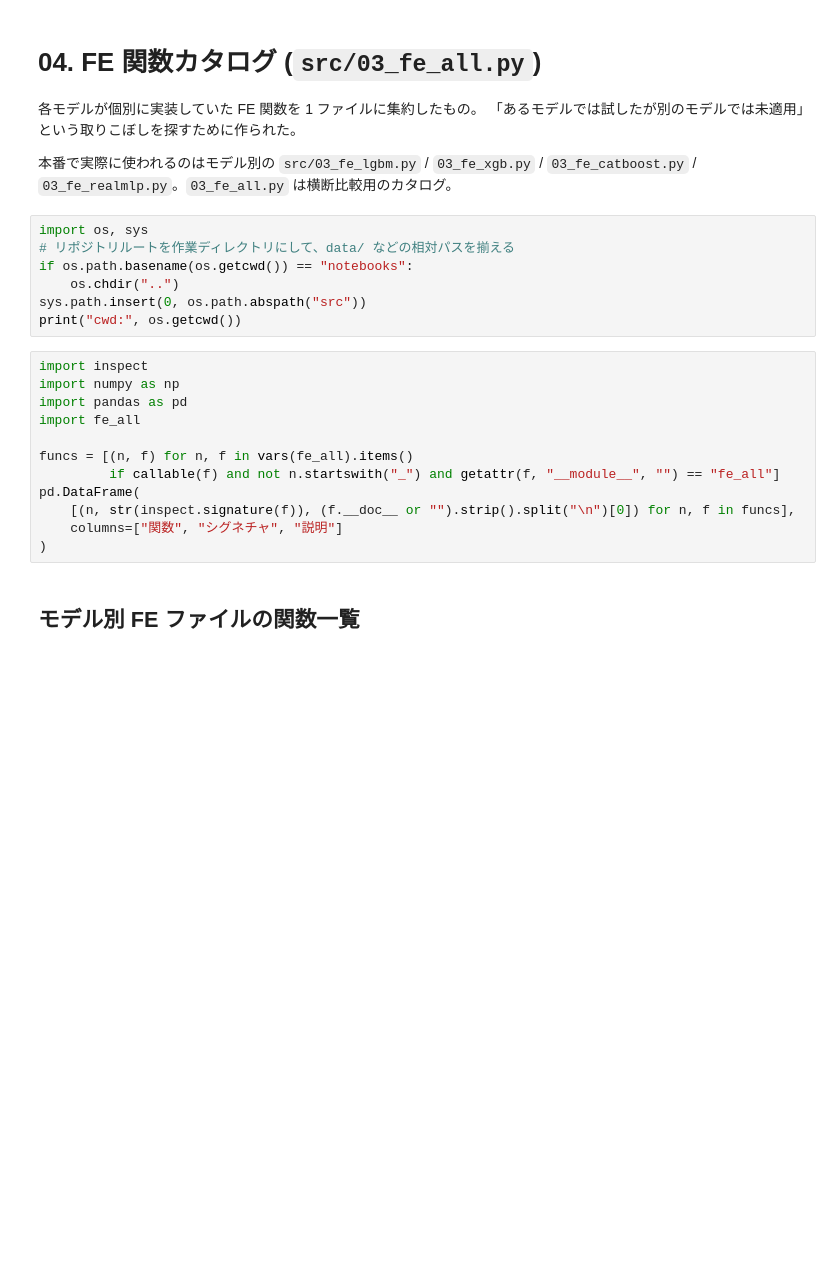
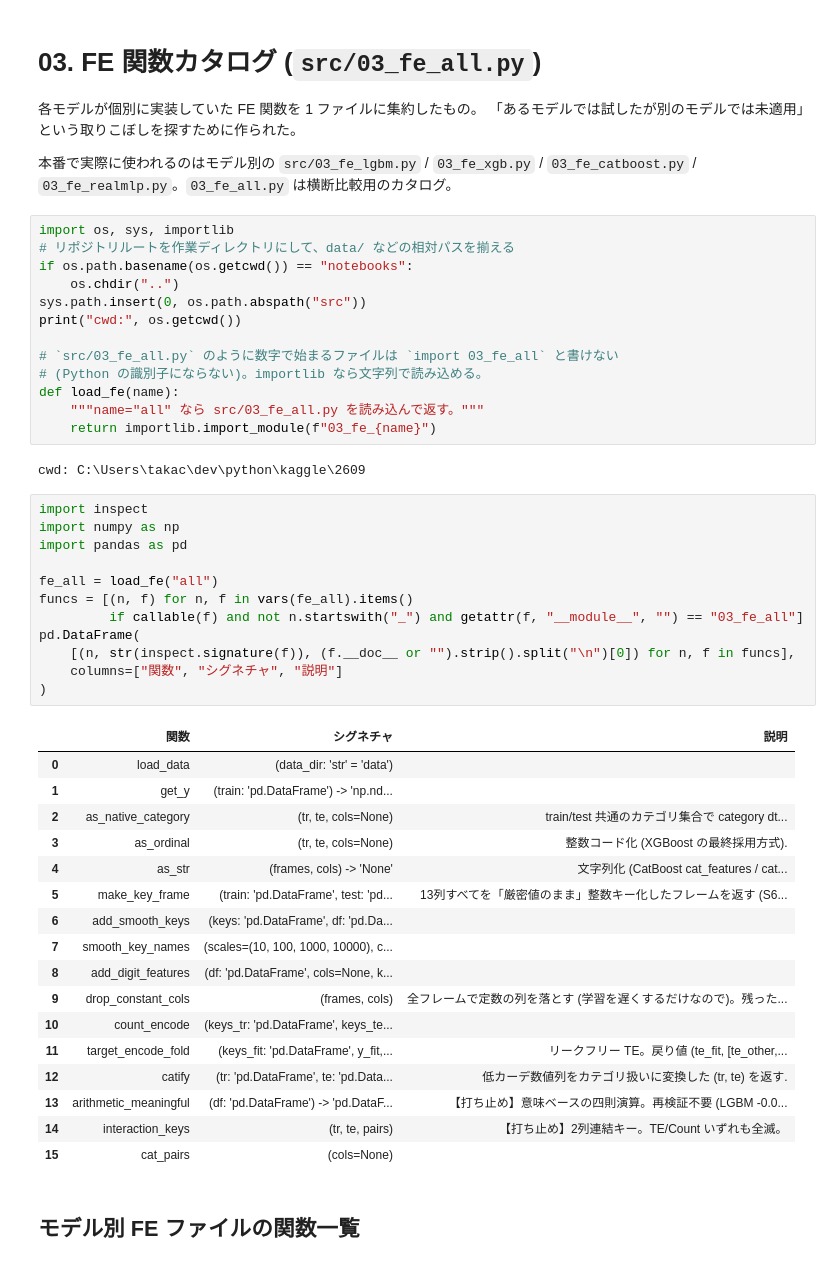
Before and after one commit to takactkc123-create/kaggle, a Jupyter notebook: 2609/notebooks/03_fe.ipynb, the cells around one changed output. Drawn from its saved outputs; the diff is of its cells as text; blank space fills up the shorter version.

```diff
--- a/2609/notebooks/03_fe.ipynb
+++ b/2609/notebooks/03_fe.ipynb
@@ -1,5 +1,5 @@
 # %% [markdown]
-# 04. FE 関数カタログ (`src/03_fe_all.py`)
+# 03. FE 関数カタログ (`src/03_fe_all.py`)
 
 各モデルが個別に実装していた FE 関数を 1 ファイルに集約したもの。
 「あるモデルでは試したが別のモデルでは未適用」という取りこぼしを探すために作られた。
@@ -7,24 +7,50 @@
 本番で実際に使われるのはモデル別の `src/03_fe_lgbm.py` / `03_fe_xgb.py` / `03_fe_catboost.py` /
 `03_fe_realmlp.py`。`03_fe_all.py` は横断比較用のカタログ。
 # %%
-import os, sys
+import os, sys, importlib
 # リポジトリルートを作業ディレクトリにして、data/ などの相対パスを揃える
 if os.path.basename(os.getcwd()) == "notebooks":
     os.chdir("..")
 sys.path.insert(0, os.path.abspath("src"))
 print("cwd:", os.getcwd())
+
+# `src/03_fe_all.py` のように数字で始まるファイルは `import 03_fe_all` と書けない
+# (Python の識別子にならない)。importlib なら文字列で読み込める。
+def load_fe(name):
+    """name="all" なら src/03_fe_all.py を読み込んで返す。"""
+    return importlib.import_module(f"03_fe_{name}")
+# %% [output]
+cwd: C:\Users\takac\dev\python\kaggle\2609
 # %%
 import inspect
 import numpy as np
 import pandas as pd
-import fe_all
 
+fe_all = load_fe("all")
 funcs = [(n, f) for n, f in vars(fe_all).items()
-         if callable(f) and not n.startswith("_") and getattr(f, "__module__", "") == "fe_all"]
+         if callable(f) and not n.startswith("_") and getattr(f, "__module__", "") == "03_fe_all"]
 pd.DataFrame(
     [(n, str(inspect.signature(f)), (f.__doc__ or "").strip().split("\n")[0]) for n, f in funcs],
     columns=["関数", "シグネチャ", "説明"]
 )
+# %% [output]
+|  | 関数 | シグネチャ | 説明 |
+| 0 | load_data | (data_dir: 'str' = 'data') |  |
+| 1 | get_y | (train: 'pd.DataFrame') -> 'np.nd... |  |
+| 2 | as_native_category | (tr, te, cols=None) | train/test 共通のカテゴリ集合で category dt... |
+| 3 | as_ordinal | (tr, te, cols=None) | 整数コード化 (XGBoost の最終採用方式). |
+| 4 | as_str | (frames, cols) -> 'None' | 文字列化 (CatBoost cat_features / cat... |
+| 5 | make_key_frame | (train: 'pd.DataFrame', test: 'pd... | 13列すべてを「厳密値のまま」整数キー化したフレームを返す (S6... |
+| 6 | add_smooth_keys | (keys: 'pd.DataFrame', df: 'pd.Da... |  |
+| 7 | smooth_key_names | (scales=(10, 100, 1000, 10000), c... |  |
+| 8 | add_digit_features | (df: 'pd.DataFrame', cols=None, k... |  |
+| 9 | drop_constant_cols | (frames, cols) | 全フレームで定数の列を落とす (学習を遅くするだけなので)。残った... |
+| 10 | count_encode | (keys_tr: 'pd.DataFrame', keys_te... |  |
+| 11 | target_encode_fold | (keys_fit: 'pd.DataFrame', y_fit,... | リークフリー TE。戻り値 (te_fit, [te_other,... |
+| 12 | catify | (tr: 'pd.DataFrame', te: 'pd.Data... | 低カーデ数値列をカテゴリ扱いに変換した (tr, te) を返す. |
+| 13 | arithmetic_meaningful | (df: 'pd.DataFrame') -> 'pd.DataF... | 【打ち止め】意味ベースの四則演算。再検証不要 (LGBM -0.0... |
+| 14 | interaction_keys | (tr, te, pairs) | 【打ち止め】2列連結キー。TE/Count いずれも全滅。 |
+| 15 | cat_pairs | (cols=None) |  |
 # %% [markdown]
 ## モデル別 FE ファイルの関数一覧
 # %%
```
Also changed, not shown: parts of 19 cells of this notebook, 11 other files.
